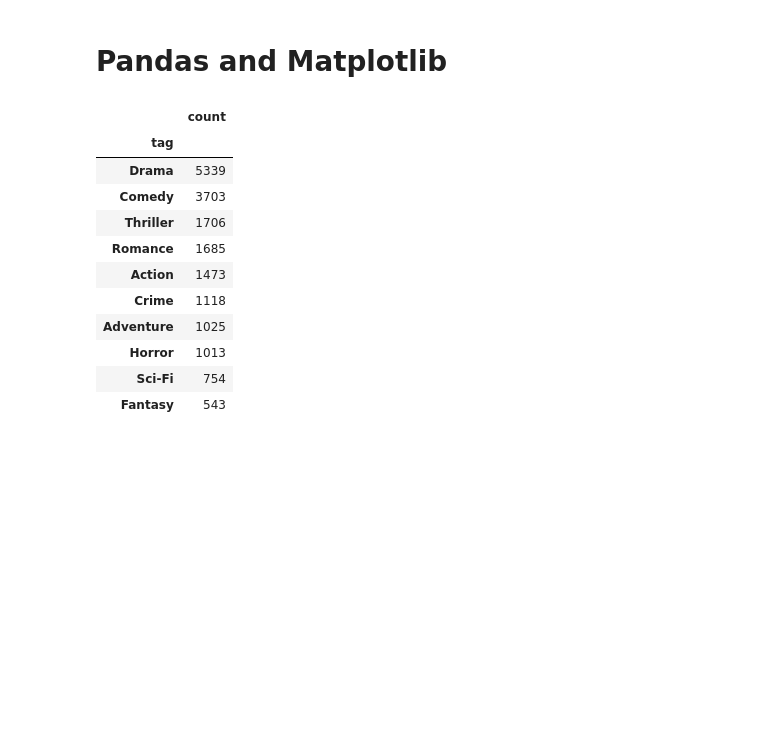
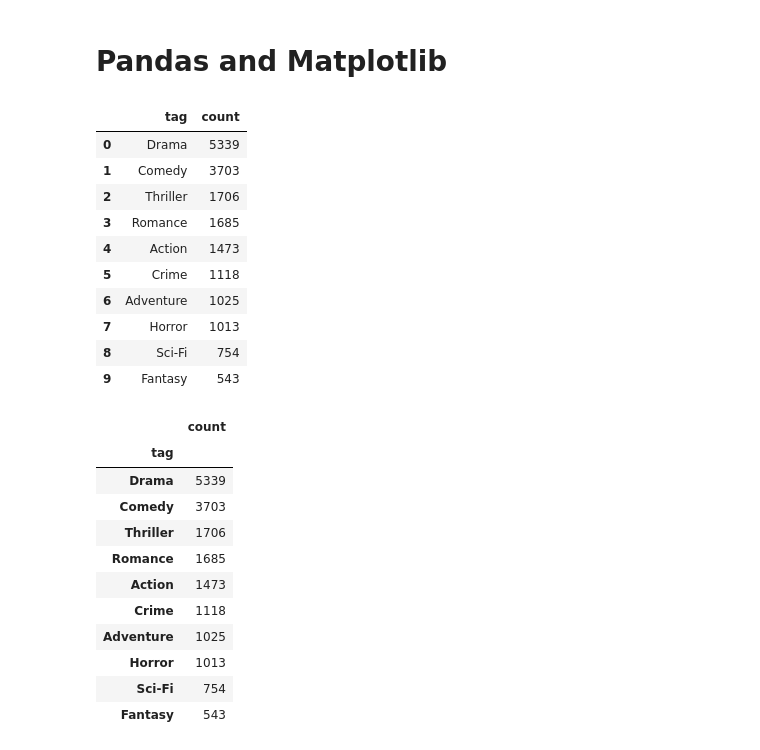
Before and after one commit to rustyrazorblade/spark-training, a Jupyter notebook: exercises-solutions.ipynb, the cells around one changed output. Cells and saved outputs as stored; diff of their text form; code cells hidden in the pictures; blank space fills up the shorter version.

```diff
--- a/exercises-solutions.ipynb
+++ b/exercises-solutions.ipynb
@@ -287,6 +287,19 @@ top_tags = movies.select(explode(movies.tags).alias("tag")).\
 %matplotlib inline
 # %%
 tags = top_tags.toPandas()
+tags
+# %% [output]
+|  | tag | count |
+| 0 | Drama | 5339 |
+| 1 | Comedy | 3703 |
+| 2 | Thriller | 1706 |
+| 3 | Romance | 1685 |
+| 4 | Action | 1473 |
+| 5 | Crime | 1118 |
+| 6 | Adventure | 1025 |
+| 7 | Horror | 1013 |
+| 8 | Sci-Fi | 754 |
+| 9 | Fantasy | 543 |
 # %%
 tags.set_index("tag")
 # %% [output]
```
